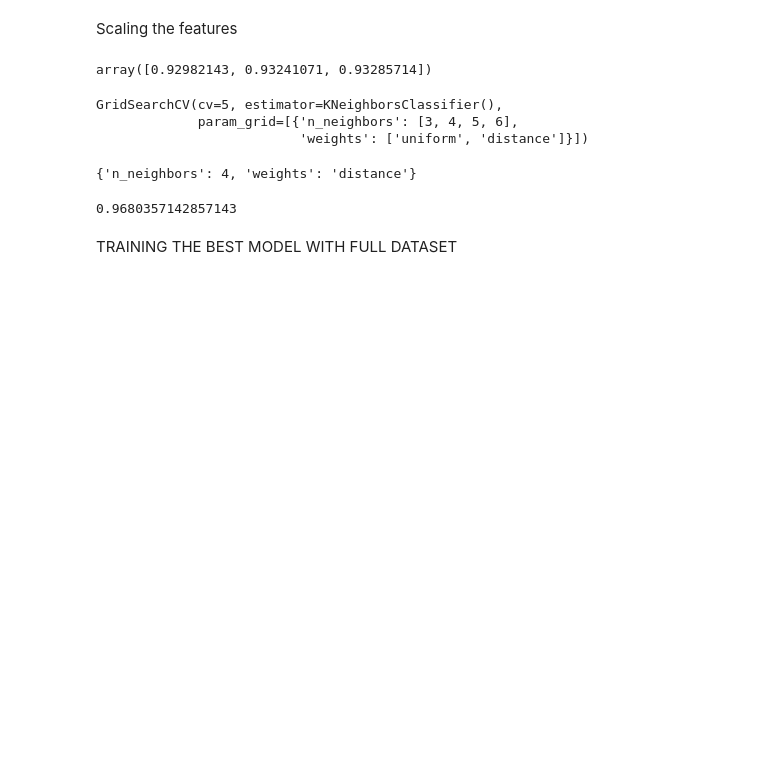
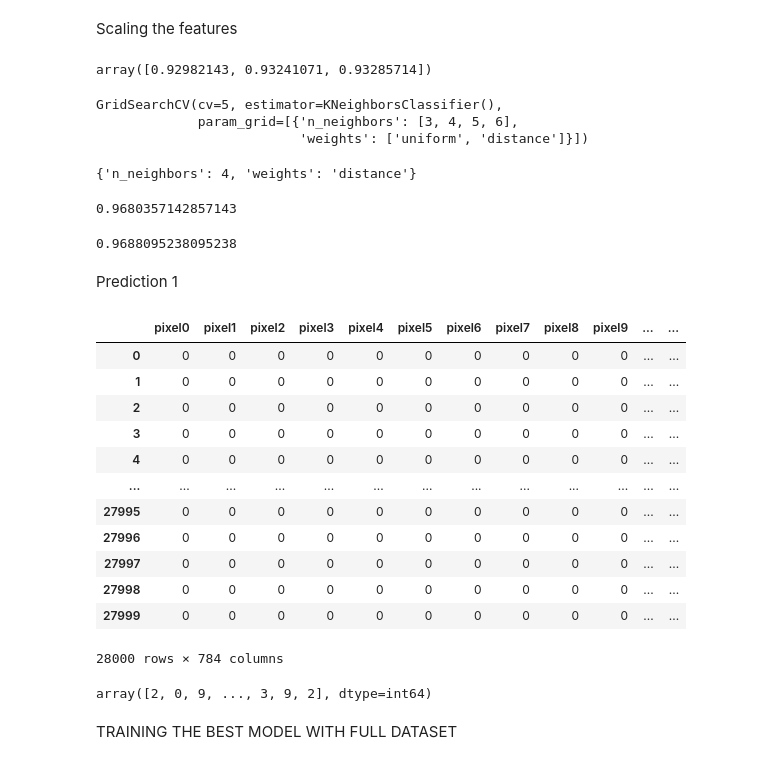
Before and after one commit to moonmehedi/Hands-On-Machine-learning, a Jupyter notebook: ch3/Digit Recognizer/kaggle_digit_recognizer_mnist.ipynb, the cells around one changed output. Cells and saved outputs as stored; diff of their text form; code cells hidden in the pictures; blank space fills up the shorter version.

Commit message:
all prediction

```diff
--- a/ch3/Digit Recognizer/kaggle_digit_recognizer_mnist.ipynb
+++ b/ch3/Digit Recognizer/kaggle_digit_recognizer_mnist.ipynb
@@ -203,3 +213,32 @@ grid_search.best_params_
 grid_search.best_score_
 # %% [output]
 0.9680357142857143
+# %%
+acccuracy_from_best_estimator=grid_search.score(x_test,y_test)
+acccuracy_from_best_estimator
+# %% [output]
+0.9688095238095238
+# %% [markdown]
+Prediction 1
+# %%
+test_set=pd.read_csv('digit-recognizer/test.csv')
+test_set
+# %% [output]
+|  | pixel0 | pixel1 | pixel2 | pixel3 | pixel4 | pixel5 | pixel6 | pixel7 | pixel8 | pixel9 | ... | ... |
+| 0 | 0 | 0 | 0 | 0 | 0 | 0 | 0 | 0 | 0 | 0 | ... | ... |
+| 1 | 0 | 0 | 0 | 0 | 0 | 0 | 0 | 0 | 0 | 0 | ... | ... |
+| 2 | 0 | 0 | 0 | 0 | 0 | 0 | 0 | 0 | 0 | 0 | ... | ... |
+| 3 | 0 | 0 | 0 | 0 | 0 | 0 | 0 | 0 | 0 | 0 | ... | ... |
+| 4 | 0 | 0 | 0 | 0 | 0 | 0 | 0 | 0 | 0 | 0 | ... | ... |
+| ... | ... | ... | ... | ... | ... | ... | ... | ... | ... | ... | ... | ... |
+| 27995 | 0 | 0 | 0 | 0 | 0 | 0 | 0 | 0 | 0 | 0 | ... | ... |
+| 27996 | 0 | 0 | 0 | 0 | 0 | 0 | 0 | 0 | 0 | 0 | ... | ... |
+| 27997 | 0 | 0 | 0 | 0 | 0 | 0 | 0 | 0 | 0 | 0 | ... | ... |
+| 27998 | 0 | 0 | 0 | 0 | 0 | 0 | 0 | 0 | 0 | 0 | ... | ... |
+| 27999 | 0 | 0 | 0 | 0 | 0 | 0 | 0 | 0 | 0 | 0 | ... | ... |
+28000 rows × 784 columns
+# %%
+prediction=grid_search.predict(test_set)
+prediction
+# %% [output]
+array([2, 0, 9, ..., 3, 9, 2], dtype=int64)
```
Also changed, not shown: parts of 20 cells of this notebook, 6 other files.
